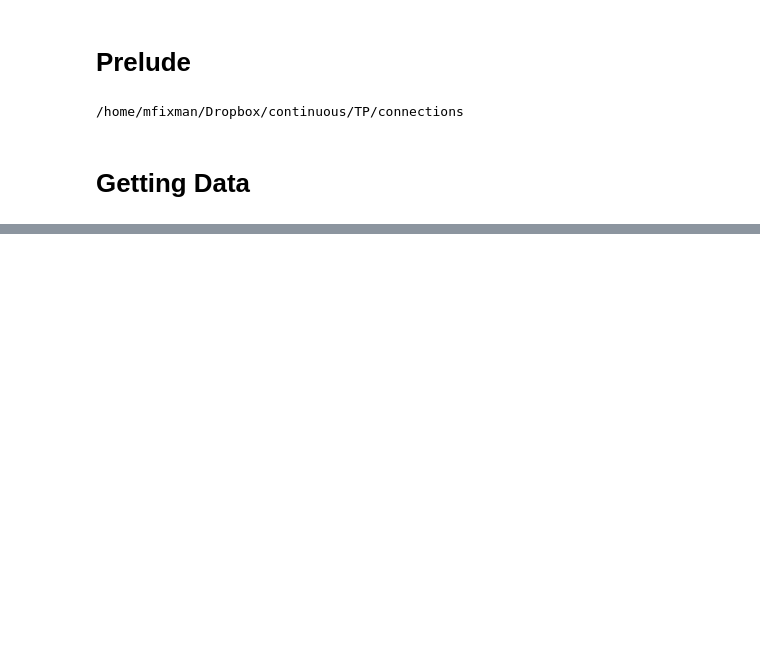
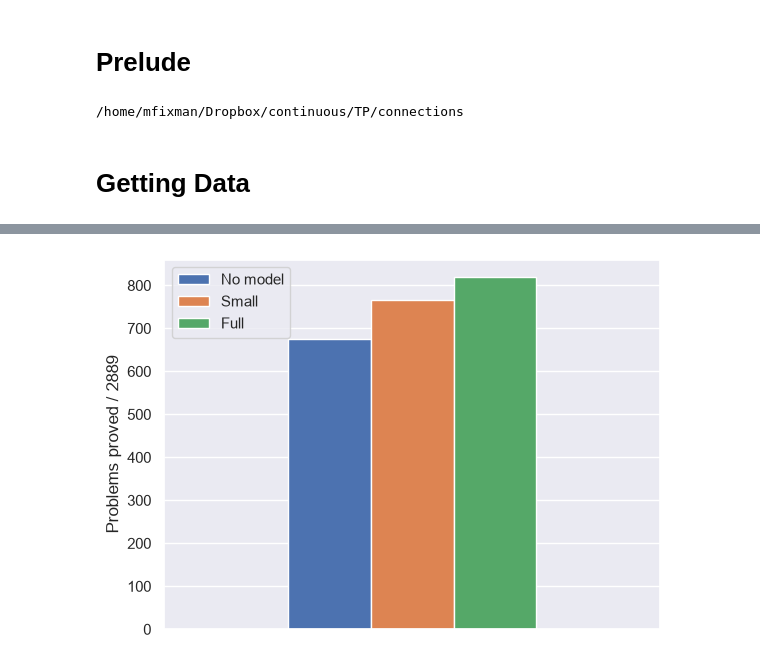
Before and after one commit to mfixman/connections, a Jupyter notebook: notebooks/Axiom_Selection.ipynb, the cells around one changed output, grey strips where cells are left out. Saved outputs shown, nothing was run; the diff lists cells and outputs as text; code cells hidden in the pictures; blank space fills up the shorter version.

```diff
--- a/notebooks/Axiom_Selection.ipynb
+++ b/notebooks/Axiom_Selection.ipynb
@@ -50,0 +21,17 @@ nomodel.drop('event', axis = 1)
+# %%
+def load(filename):
+    result = pandas.read_csv(filename)
+    result = result.loc[lambda x: x.event.isna()]
+    result[result.select_dtypes('float').columns].apply(pandas.to_numeric, downcast = 'integer')
+    result['proved'] = result.proved == 'true'
+    result['problem'] = result.problem.str.extract(r'([^\/]*)$')
+
+    todrop = ['event', 'part', 'policy', 'mode', 'guidance_fallback', 'parseable', 'error', 'problems', 'proved_seconds_total', 'proved_seconds_mean', 'axioms', 'kept_axioms', 'prediction_seconds', 'proof_size', 'seed']
+    result.drop(todrop, axis = 1, inplace = True)
+
+    result.set_index('problem', inplace = True)
+    return result
+# %%
+nomodel = load('results/NoModel.csv')
+sull = load('results/SmallFull.csv')
+dull = load('results/DefaultFull.csv')
@@ -50,0 +73,11 @@ nomodel.drop('event', axis = 1)
+# %%
+counts = pandas.DataFrame({
+      "No model": [nomodel.proved.sum()],
+      "Small": [sull.proved.sum()],
+      "Full": [dull.proved.sum()],
+  })
+
+counts.plot.bar(xlabel = "", xticks = [], ylabel = f"Problems proved / {total_count}");
+pyplot.savefig('plots/total_problems.png')
+# %% [output]
+[figure, added]
```
Also changed, not shown: parts of 11 cells of this notebook, 9 other files.
